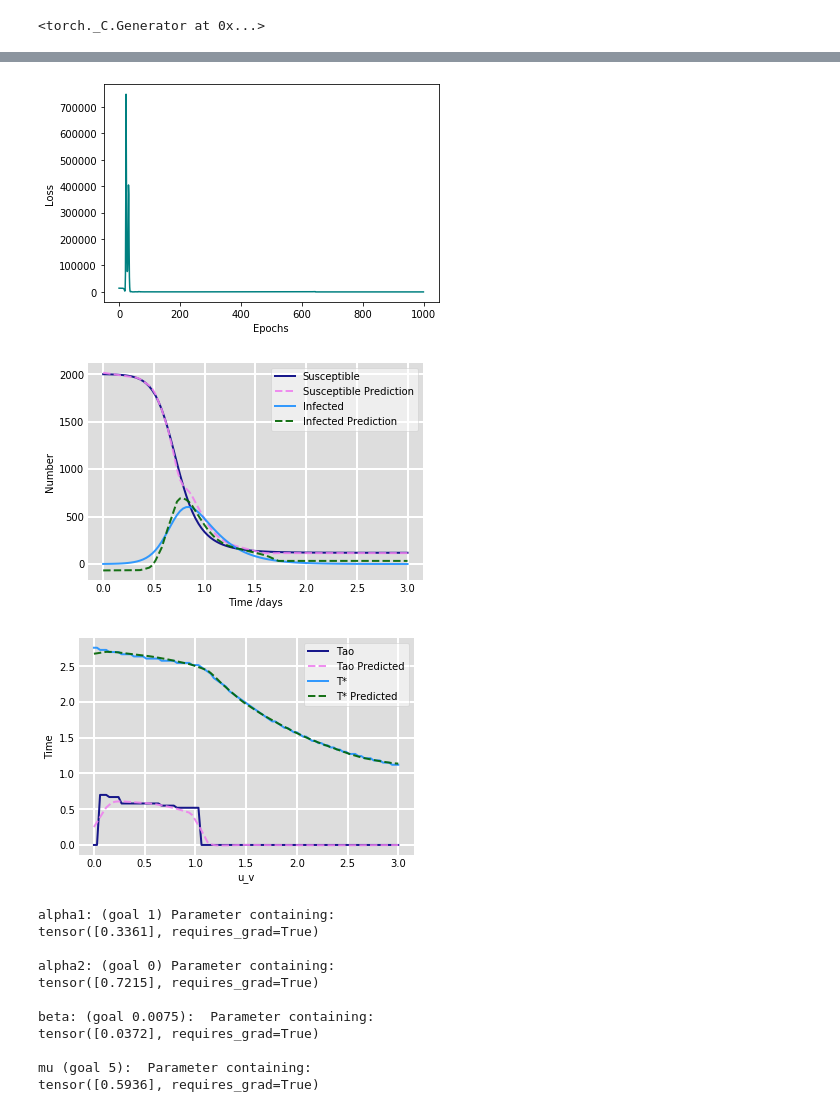
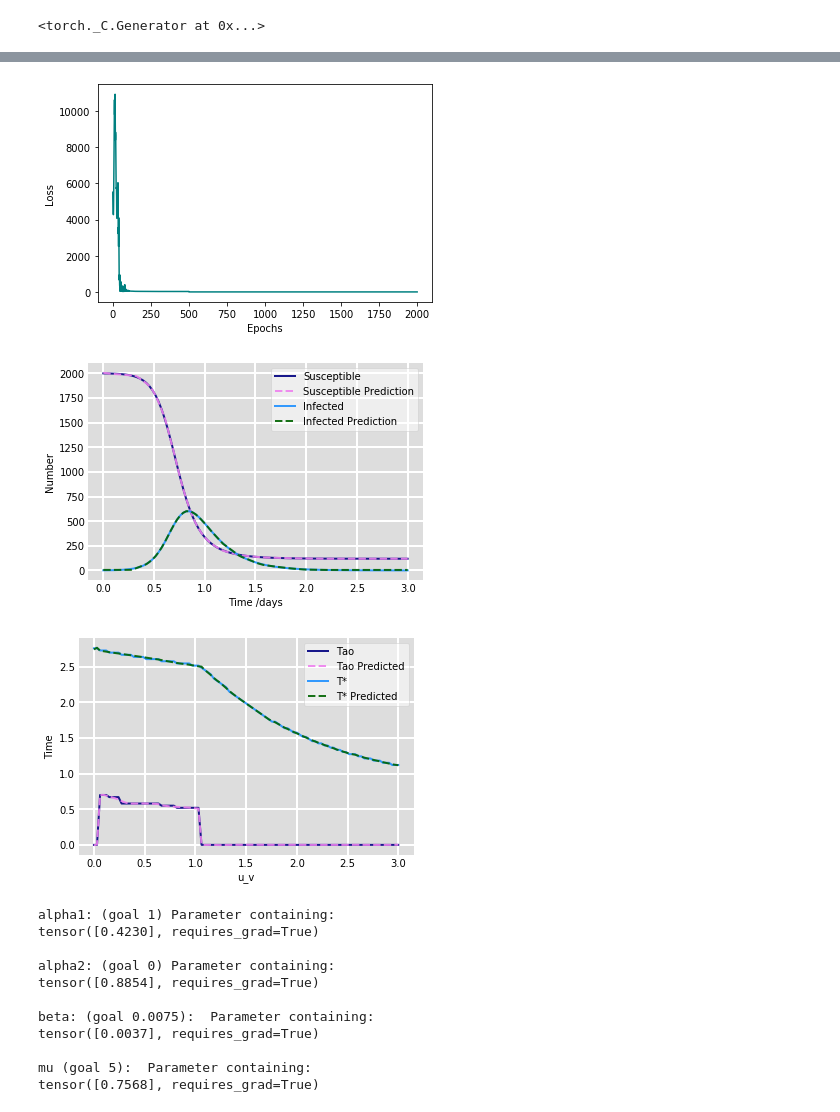
Before and after one commit to Shaier/DINN, a Jupyter notebook: test2.ipynb, the cells around one changed output, grey strips where cells are left out. Drawn from its saved outputs; the diff is of its cells as text; code cells hidden in the pictures.

```diff
--- a/test2.ipynb
+++ b/test2.ipynb
@@ -113,7 +113,7 @@ class DINN:
         optimizer = optim.Adam(self.params, lr = learning_rate)
         #lambda1 = lambda epoch: 0.999 ** epoch
         #scheduler = torch.optim.lr_scheduler.LambdaLR(optimizer, lr_lambda=lambda1)
-        scheduler = torch.optim.lr_scheduler.CyclicLR(optimizer, base_lr=0.001, max_lr=0.02, step_size_up=80, mode="triangular2", cycle_momentum=False)
+        scheduler = torch.optim.lr_scheduler.CyclicLR(optimizer, base_lr=0.0003, max_lr=0.02, step_size_up=80, mode="triangular2", cycle_momentum=False)
 
 
         # Load checkpoint
@@ -165,7 +165,7 @@ class DINN:
                     +torch.mean(torch.square(self.taos[time_step]-tao_pred)) + torch.mean(torch.square(self.T_stars[time_step]-T_star_pred)))/100
 
                 #freeze network
-                if loss < 2 and frozen == False and epoch > 500: #if the loss is low and the network wasn't frozen already, and epoch > value (until its stabilized)
+                if loss < 1 and frozen == False and epoch > 500: #if the loss is low and the network wasn't frozen already, and epoch > value (until its stabilized)
                     for param in self.net_si.parameters(): #freeze network
                         param.requires_grad = False
                     frozen = True
@@ -197,7 +197,7 @@ class DINN:
         return S_pred_list, I_pred_list, tao_pred_list, T_star_pred_list
 
 dinn = DINN(tSI_data[0], tSI_data[1], tSI_data[2], tao_data[1], tao_data[2], tao_data[3]) #t, S_data, I_data, tao_data, T_star_data, u
-S_pred_list, I_pred_list, tao_pred_list, T_star_pred_list = dinn.train(1000) #train
+S_pred_list, I_pred_list, tao_pred_list, T_star_pred_list = dinn.train(2000) #train
 # %% [output]
 starting training...
 
@@ -219,4 +219,4 @@ loss:  tensor(10.9031, grad_fn=<DivBackward0>)
-[figure, old version]
+[figure, new version]
 # %%
 fig = plt.figure(facecolor='w')
 ax = fig.add_subplot(111, facecolor='#dddddd', axisbelow=True)
@@ -236,7 +236,7 @@ for spine in ('top', 'right', 'bottom', 'left'):
     ax.spines[spine].set_visible(False)
 plt.show()
 # %% [output]
-[figure, old version]
+[figure, new version]
 # %%
 fig = plt.figure(facecolor='w')
 ax = fig.add_subplot(111, facecolor='#dddddd', axisbelow=True)
@@ -255,7 +255,7 @@ for spine in ('top', 'right', 'bottom', 'left'):
     ax.spines[spine].set_visible(False)
 plt.show()
 # %% [output]
-[figure, old version]
+[figure, new version]
 # %%
 print('alpha1: (goal 1)', dinn.alpha1)
 print('\nalpha2: (goal 0)', dinn.alpha2)
@@ -263,13 +263,13 @@ print('\nbeta: (goal 0.0075): ', dinn.beta)
 print('\nmu (goal 5): ', dinn.mu)
 # %% [output]
 alpha1: (goal 1) Parameter containing:
-tensor([0.3361], requires_grad=True)
+tensor([0.4230], requires_grad=True)
 
 alpha2: (goal 0) Parameter containing:
-tensor([0.7215], requires_grad=True)
+tensor([0.8854], requires_grad=True)
 
 beta: (goal 0.0075):  Parameter containing:
-tensor([0.0372], requires_grad=True)
+tensor([0.0037], requires_grad=True)
 
 mu (goal 5):  Parameter containing:
-tensor([0.5936], requires_grad=True)
+tensor([0.7568], requires_grad=True)
```
Also changed, not shown: parts of 1 cell of this notebook.
